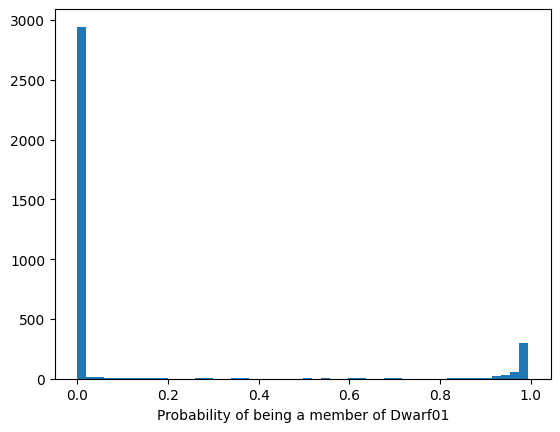
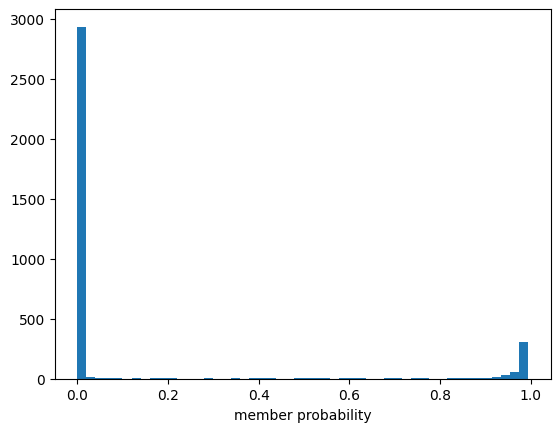
Unified diff of the notebook cell whose output changed from the first chart to the second:
--- before
+++ after
@@ -1,8 +1,8 @@
 plt.figure()
-plt.hist(p_member, bins=50);
-plt.xlabel("Probability of being a member of Dwarf%02d"%1)
+plt.hist(p_member2, bins=50);
+plt.xlabel("member probability")
 
 plt.figure()
-plt.hist(p_member, bins=50);
+plt.hist(p_member2, bins=50);
 plt.yscale("log")
-plt.xlabel("Probability of being a member of Dwarf%02d"%1)
+plt.xlabel("member probability")

Commit: Updated 10D